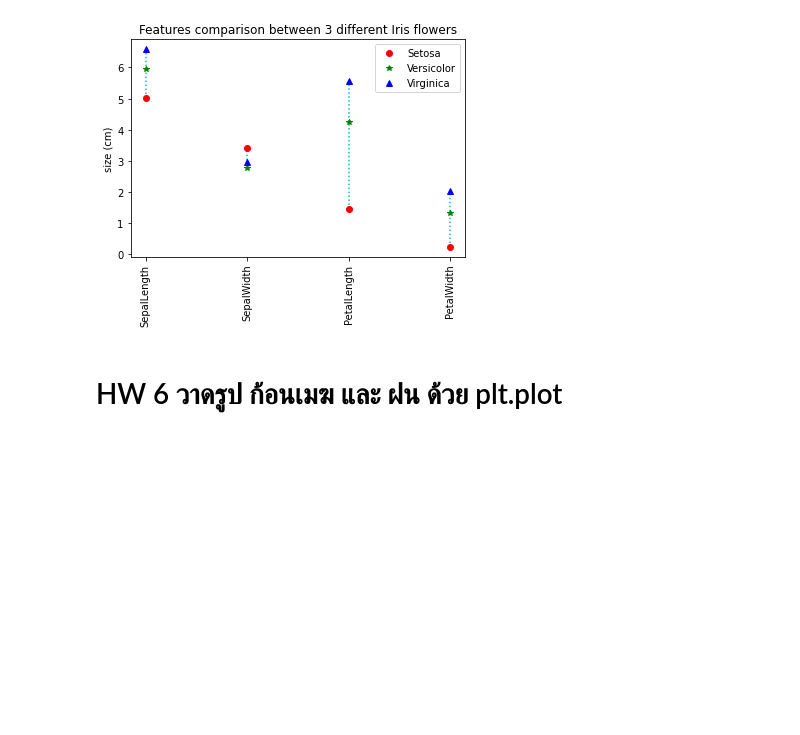
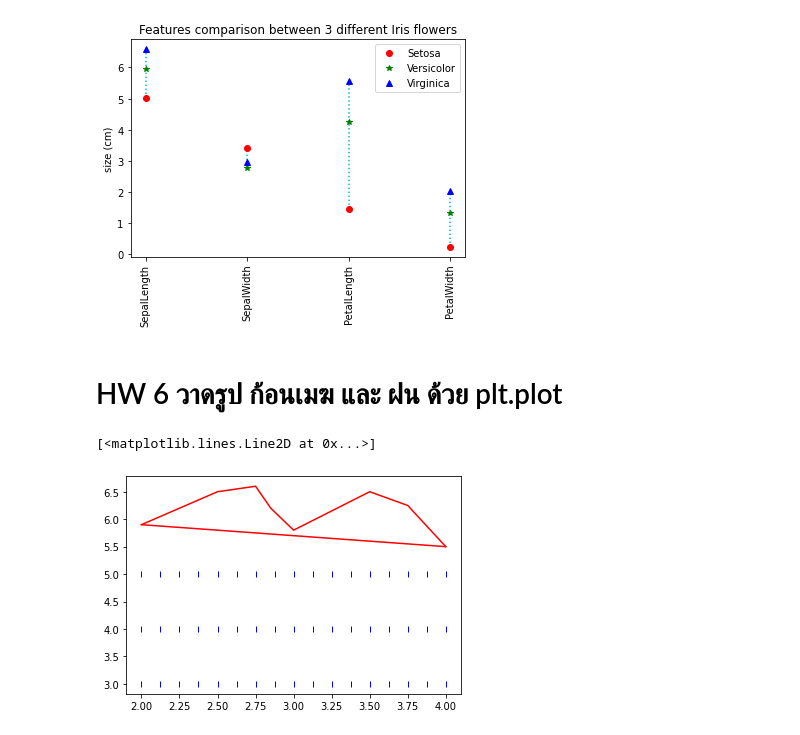
Before and after one commit to Umaporn19/data_viz_2022, a Jupyter notebook: DataViz04_Data_Comparison.ipynb, the cells around one changed output. Drawn from its saved outputs; the diff is of its cells as text; code cells hidden in the pictures; blank space fills up the shorter version.

```diff
--- a/DataViz04_Data_Comparison.ipynb
+++ b/DataViz04_Data_Comparison.ipynb
@@ -157,3 +157,28 @@ plt.ylabel('size (cm)');
 [figure]
 # %% [markdown]
 # HW 6  วาดรูป ก้อนเมฆ และ ฝน ด้วย plt.plot
+# %%
+# ก้อนเมฆ
+plt.plot([2,2.25,2.5,2.75,2.85,3,3.5,3.75,4,],[5.9,6.2,6.5,6.6,6.2,5.8,6.5,6.25,5.5],'r-')
+plt.plot([2,4],[5.9,5.5],'r-')
+#ฝน
+plt.plot([2,2,2],[5,4,3],'b|')
+plt.plot([2.125,2.125,2.125],[5,4,3],'b|')
+plt.plot([2.25,2.25,2.25],[5,4,3],'b|')
+plt.plot([2.375,2.375,2.375],[5,4,3],'b|')
+plt.plot([2.5,2.5,2.5],[5,4,3],'b|')
+plt.plot([2.625,2.625,2.625],[5,4,3],'b|')
+plt.plot([2.75,2.75,2.75],[5,4,3],'b|')
+plt.plot([2.875,2.875,2.875],[5,4,3],'b|')
+plt.plot([3,3,3],[5,4,3],'b|')
+plt.plot([3.125,3.125,3.125],[5,4,3],'b|')
+plt.plot([3.25,3.25,3.25],[5,4,3],'b|')
+plt.plot([3.375,3.375,3.375],[5,4,3],'b|')
+plt.plot([3.5,3.5,3.5],[5,4,3],'b|')
+plt.plot([3.625,3.625,3.625],[5,4,3],'b|')
+plt.plot([3.75,3.75,3.75],[5,4,3],'b|')
+plt.plot([3.875,3.875,3.875],[5,4,3],'b|')
+plt.plot([4,4,4],[5,4,3],'b|')
+# %% [output]
+[<matplotlib.lines.Line2D at 0x...>]
+[figure, added]
```
